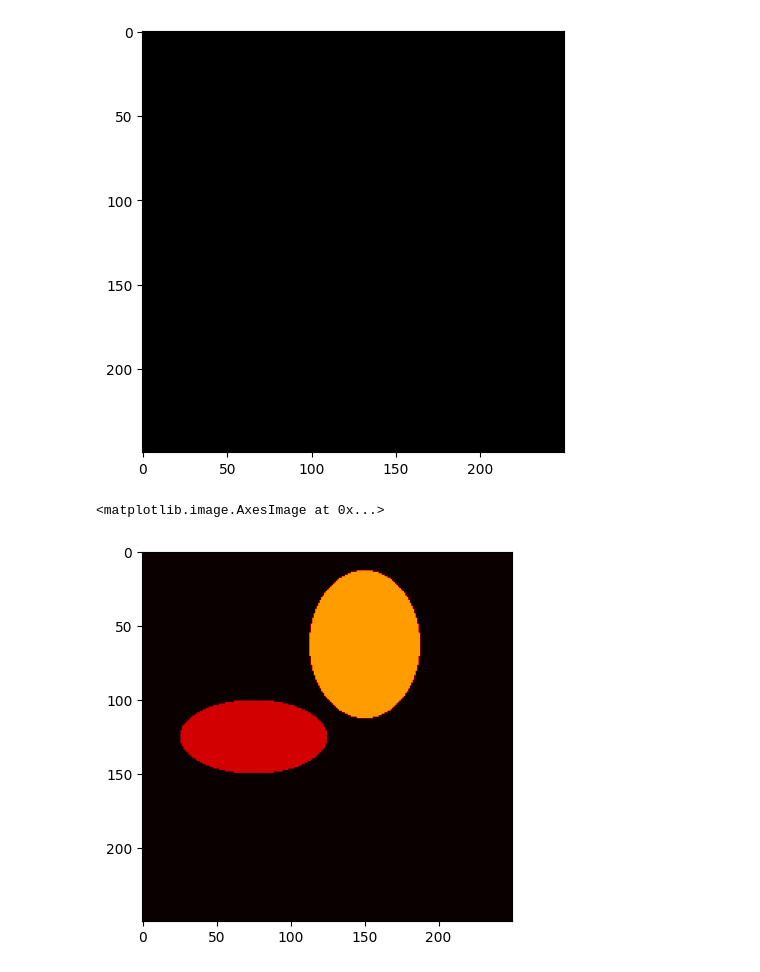
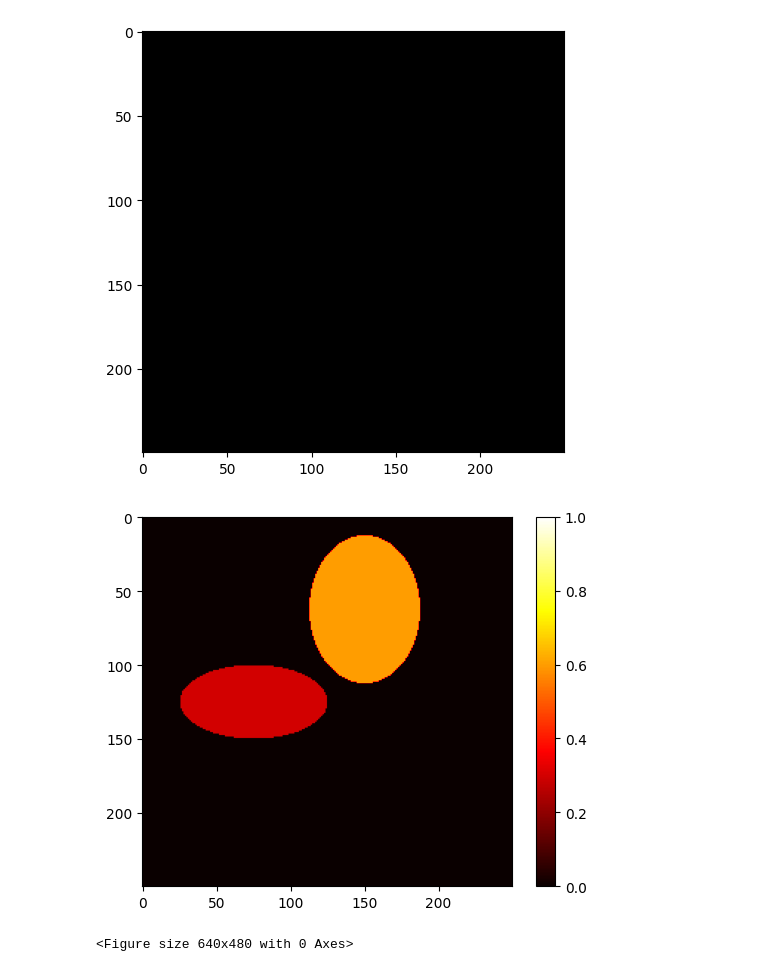
Before and after one commit to prausela/image-processing, a Jupyter notebook: tp8/ex.ipynb, the cells around one changed output. Saved outputs shown, nothing was run; the diff lists cells and outputs as text; code cells hidden in the pictures.

```diff
--- a/tp8/ex.ipynb
+++ b/tp8/ex.ipynb
@@ -59,9 +59,13 @@ imshow(phantom)
 # %%
 phantom = add_elipse(phantom, .3, 90, X=0.2, Y=0.4, CX=-0.4, CY=0)
 phantom = add_elipse(phantom, .6, 0, X=0.3, Y=0.4, CX=0.2, CY=0.5)
-plt.imshow(phantom, cmap=plt.get_cmap("hot"), vmax=1, vmin=0)
+fig = plt.Figure()
+axes = fig.gca()
+ax = axes.imshow(phantom, cmap=plt.get_cmap("hot"), vmax=1, vmin=0)
+plt.colorbar(ax)
+fig
 # %% [output]
+[figure, new version]
-<matplotlib.image.AxesImage at 0x...>
+<Figure size 640x480 with 0 Axes>
-[figure, old version]
 # %%
 def make_sinogram(phantom: np.ndarray, start: int, step: int, end: int) -> tuple[np.ndarray, np.ndarray]:
```
Also changed, not shown: parts of 5 cells of this notebook, 4 other files.
